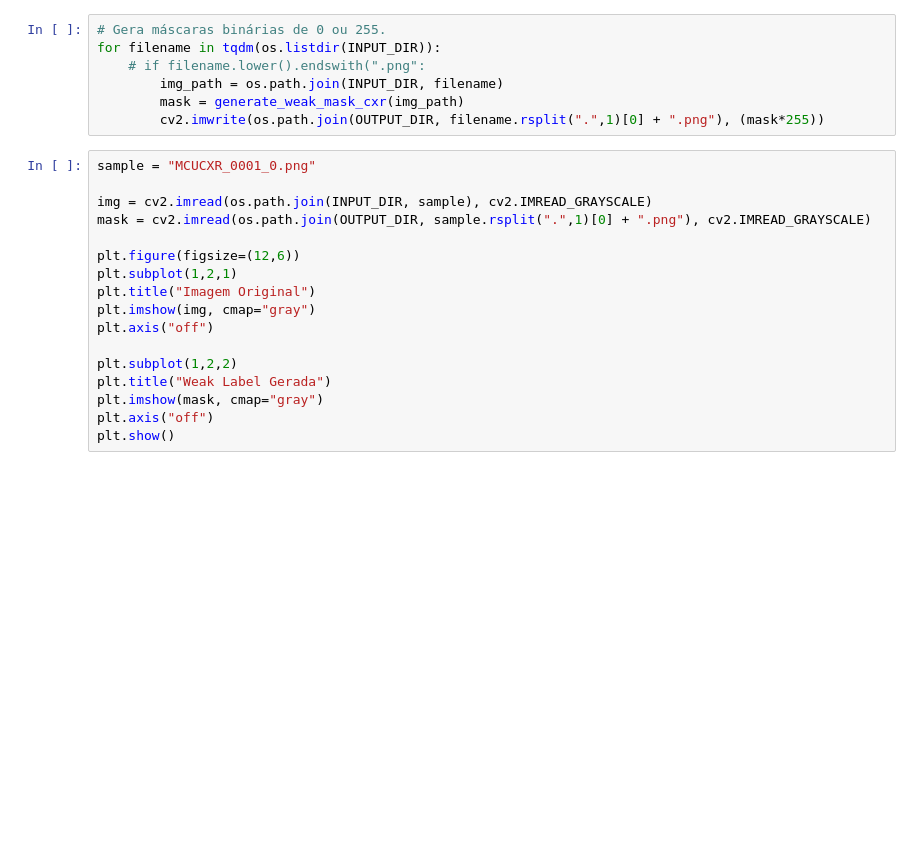
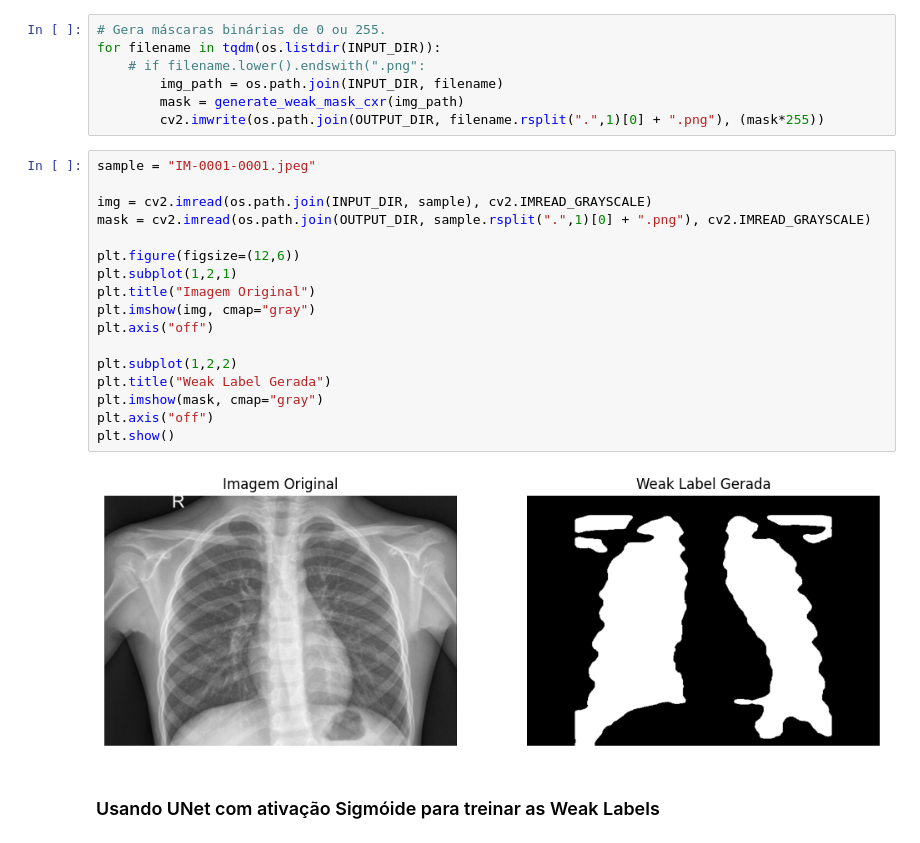
Before and after one commit to samullima/Self-supervised-learning-for-label-free-segmentation, a Jupyter notebook: teste.ipynb, the cells around one changed output. Cells and saved outputs as stored; diff of their text form; blank space fills up the shorter version.

```diff
--- a/teste.ipynb
+++ b/teste.ipynb
@@ -70,19 +70,23 @@ for filename in tqdm(os.listdir(INPUT_DIR)):
         mask = generate_weak_mask_cxr(img_path)
         cv2.imwrite(os.path.join(OUTPUT_DIR, filename.rsplit(".",1)[0] + ".png"), (mask*255))
 # %%
-sample = "MCUCXR_0001_0.png"
+sample = "IM-0001-0001.jpeg"
 
 img = cv2.imread(os.path.join(INPUT_DIR, sample), cv2.IMREAD_GRAYSCALE)
 mask = cv2.imread(os.path.join(OUTPUT_DIR, sample.rsplit(".",1)[0] + ".png"), cv2.IMREAD_GRAYSCALE)
 
 plt.figure(figsize=(12,6))
 plt.subplot(1,2,1)
 plt.title("Imagem Original")
 plt.imshow(img, cmap="gray")
 plt.axis("off")
 
 plt.subplot(1,2,2)
 plt.title("Weak Label Gerada")
 plt.imshow(mask, cmap="gray")
 plt.axis("off")
 plt.show()
+# %% [output]
+[figure, added]
+# %% [markdown]
+### Usando UNet com ativação Sigmóide para treinar as Weak Labels
```
Also changed, not shown: parts of 5 cells of this notebook.
